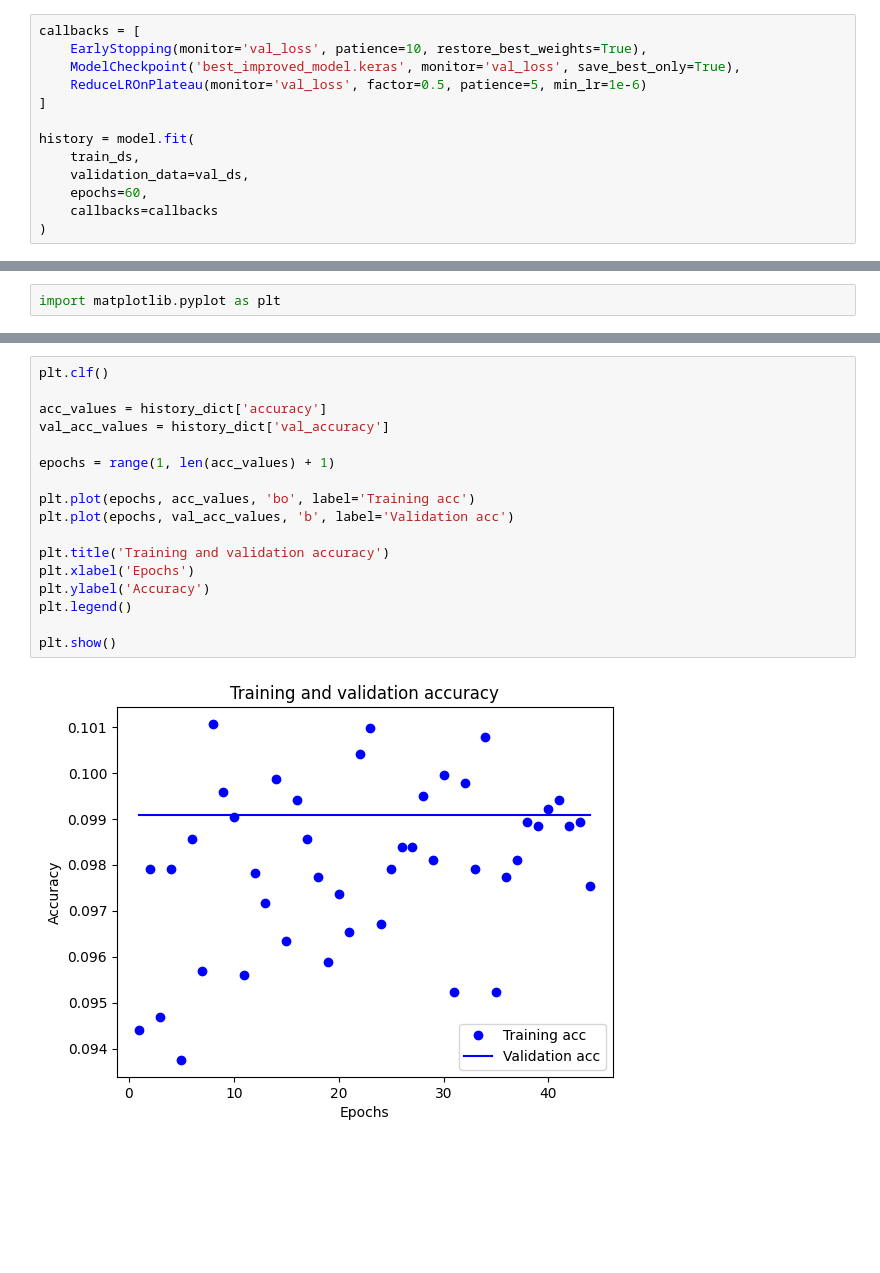
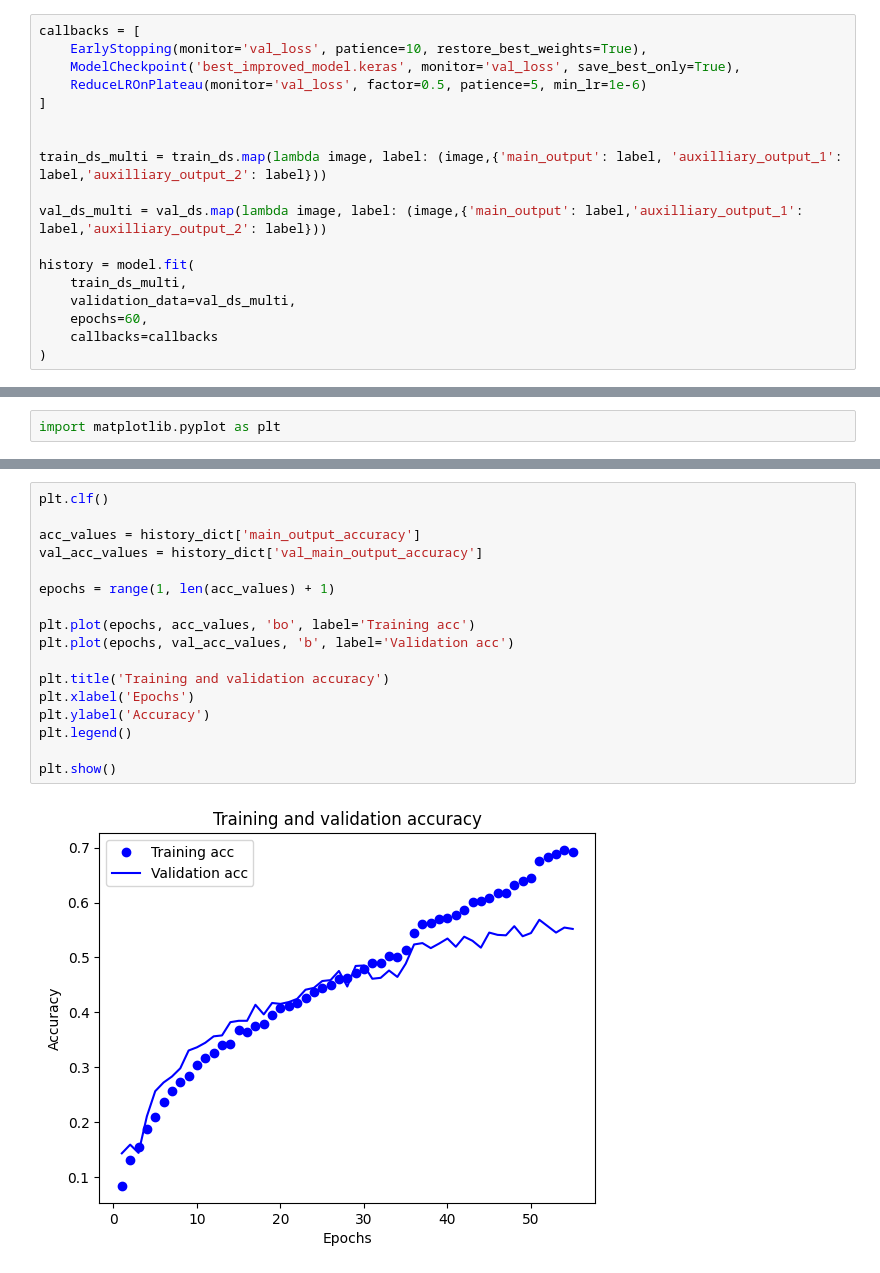
Before and after one commit to LiberoBiagi/DL_Nova_IMS_25-26, a Jupyter notebook: Models_inceptionv1.ipynb, the cells around one changed output, grey strips where cells are left out. Saved outputs shown, nothing was run; the diff lists cells and outputs as text; blank space fills up the shorter version.

```diff
--- a/Models_inceptionv1.ipynb
+++ b/Models_inceptionv1.ipynb
@@ -282,9 +298,14 @@ callbacks = [
     ReduceLROnPlateau(monitor='val_loss', factor=0.5, patience=5, min_lr=1e-6)
 ]
 
+
+train_ds_multi = train_ds.map(lambda image, label: (image,{'main_output': label, 'auxilliary_output_1': label,'auxilliary_output_2': label}))
+
+val_ds_multi = val_ds.map(lambda image, label: (image,{'main_output': label,'auxilliary_output_1': label,'auxilliary_output_2': label}))
+
 history = model.fit(
-    train_ds,
-    validation_data=val_ds,
+    train_ds_multi,
+    validation_data=val_ds_multi,
     epochs=60,
     callbacks=callbacks
 )
@@ -368,20 +389,20 @@ plt.show()
 # %%
 plt.clf()
 
-acc_values = history_dict['accuracy']
-val_acc_values = history_dict['val_accuracy']
+acc_values = history_dict['main_output_accuracy']
+val_acc_values = history_dict['val_main_output_accuracy']
 
 epochs = range(1, len(acc_values) + 1)
 
 plt.plot(epochs, acc_values, 'bo', label='Training acc')
 plt.plot(epochs, val_acc_values, 'b', label='Validation acc')
 
 plt.title('Training and validation accuracy')
 plt.xlabel('Epochs')
 plt.ylabel('Accuracy')
 plt.legend()
 
 plt.show()
 # %% [output]
-[figure, old version]
+[figure, new version]
 # %%
```
Also changed, not shown: parts of 11 cells of this notebook.
